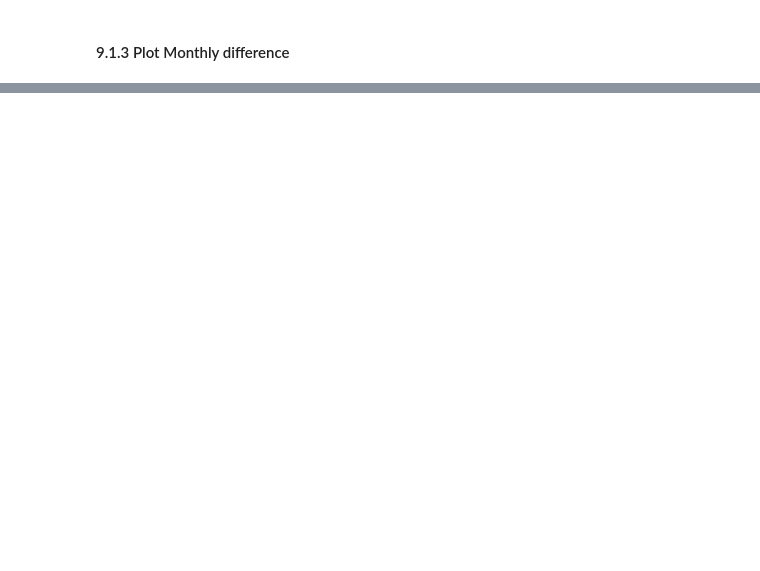
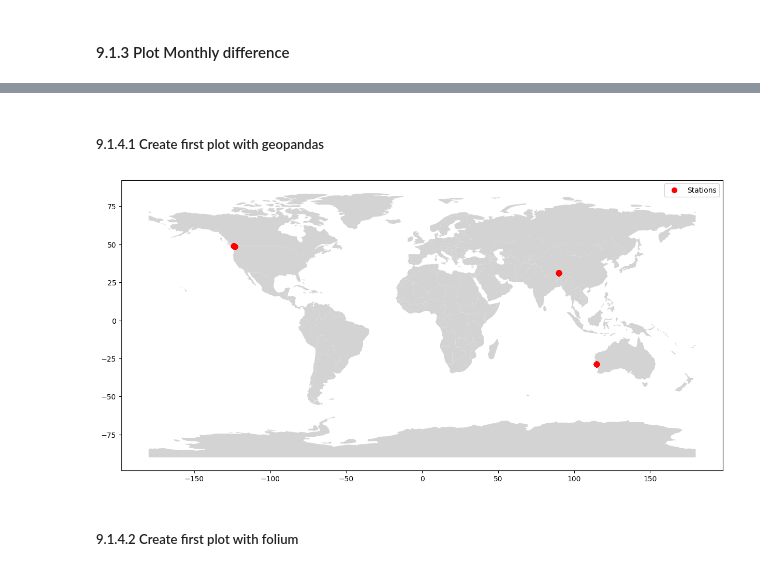
Before and after one commit to tdiepenb/ESDP1-Database-Project, a Jupyter notebook: Presentation.ipynb, the cells around one changed output, grey strips where cells are left out. Cells and saved outputs as stored; diff of their text form; code cells hidden in the pictures; blank space fills up the shorter version.

```diff
--- a/Presentation.ipynb
+++ b/Presentation.ipynb
@@ -625,0 +686,2 @@ The requested query returned 3 results.
+# %%
+daily_data = ncei_db.get_data_yearly(years=[1950, 2010, 2014], parameters=[parameters[0]], stations=stations, columns=columns)
@@ -625,0 +706,11 @@ The requested query returned 3 results.
+# %%
+stations_df = pd.DataFrame(stations_data)
+daily_df = pd.DataFrame(daily_data)
+
+# Rename the 'id' column in the station data to match the 'station_id' in daily data
+stations_df.rename(columns={"id": "stationcode"}, inplace=True)
+
+# Merge the daily data with the station data on the station ID
+merged_df = pd.merge(daily_df, stations_df, on="stationcode", how="left")
+
+merged_df.head()
@@ -625,0 +724,23 @@ The requested query returned 3 results.
+# %% [markdown]
+##### 9.1.4.1 Create first plot with geopandas
+# %%
+# Create a GeoDataFrame
+geometry = [Point(xy) for xy in zip(merged_df["longitude"], merged_df["latitude"])]
+gdf = gpd.GeoDataFrame(merged_df, geometry=geometry)
+
+# Load the world map
+world = gpd.read_file("./shapely_source_files/ne_110m_admin_0_countries.shp")
+
+# Plot the data
+fig, ax = plt.subplots(figsize=(15, 10))
+world.plot(ax=ax, color='lightgrey')
+
+# Plotting the meteorological stations
+gdf.plot(ax=ax, markersize=50, color='red', marker='o', label='Stations')
+
+plt.legend()
+plt.show()
+# %% [output]
+[figure, added]
+# %% [markdown]
+##### 9.1.4.2 Create first plot with folium
```
Also changed, not shown: parts of 52 cells of this notebook, 8 other files.
